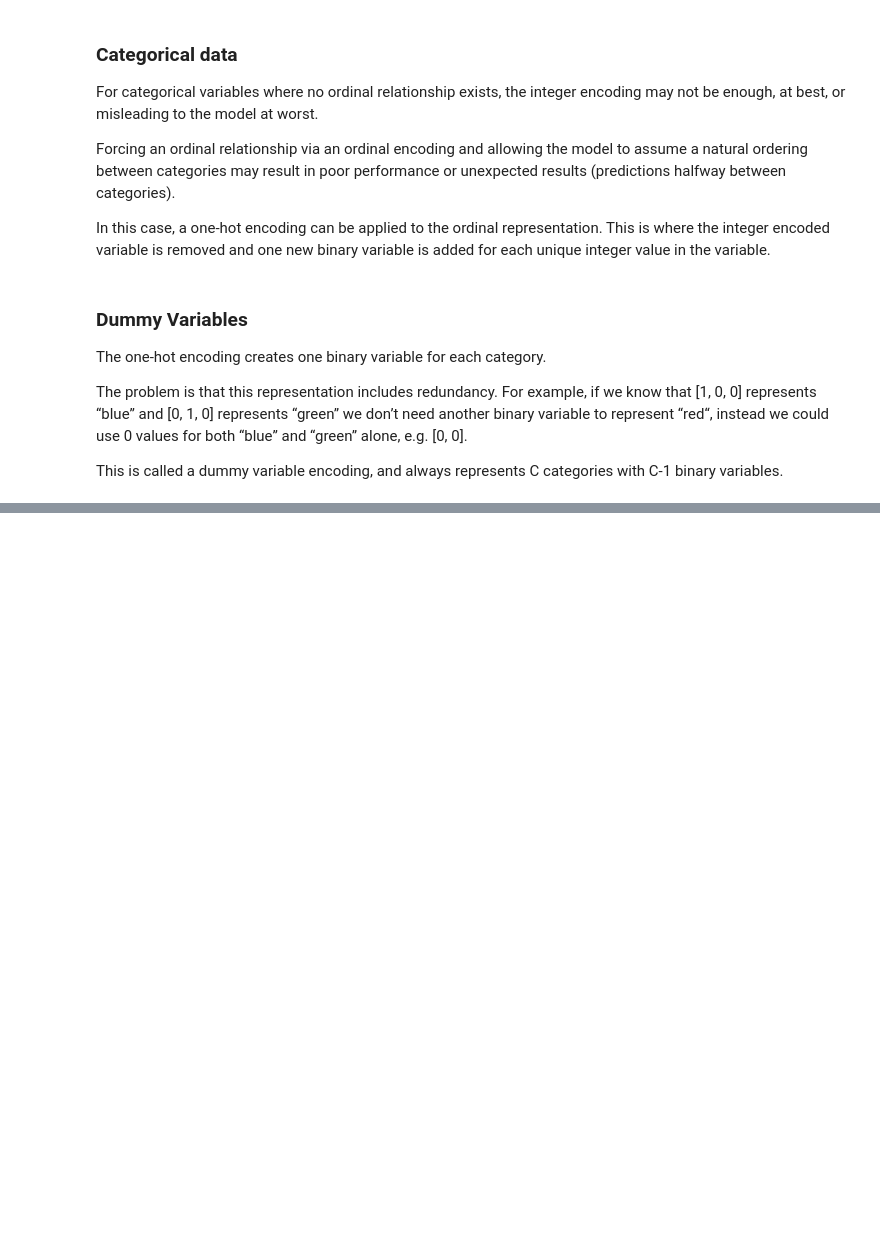
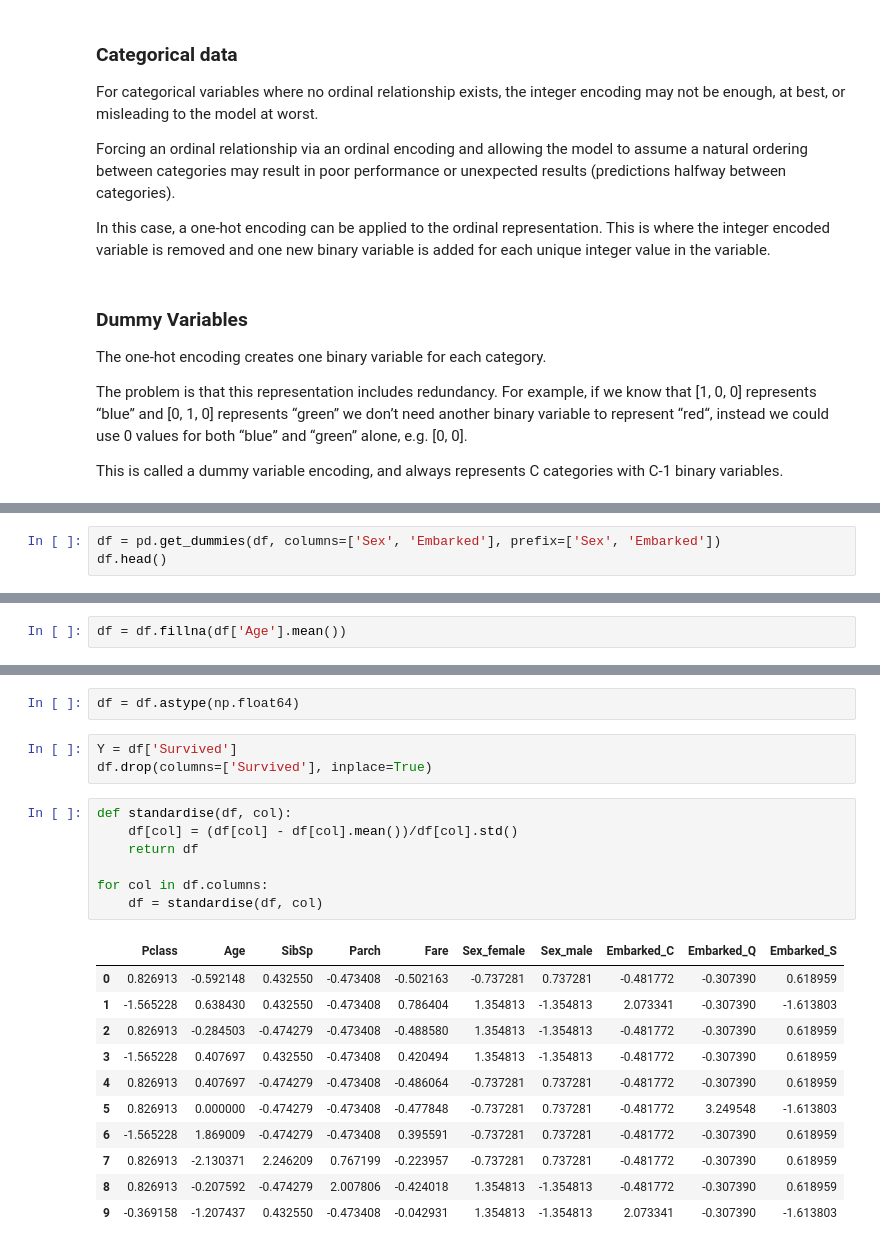
Before and after one commit to kanishk779/SMAI-2, a Jupyter notebook: question3.ipynb, the cells around one changed output, grey strips where cells are left out. Cells and saved outputs as stored; diff of their text form; blank space fills up the shorter version.

```diff
--- a/question3.ipynb
+++ b/question3.ipynb
@@ -107,0 +126,3 @@ This is called a dummy variable encoding, and always represents C categories wit
+# %%
+df = pd.get_dummies(df, columns=['Sex', 'Embarked'], prefix=['Sex', 'Embarked'])
+df.head()
@@ -107,0 +155,2 @@ This is called a dummy variable encoding, and always represents C categories wit
+# %%
+df = df.fillna(df['Age'].mean())
@@ -107,0 +175,24 @@ This is called a dummy variable encoding, and always represents C categories wit
+# %%
+df = df.astype(np.float64)
+# %%
+Y = df['Survived']
+df.drop(columns=['Survived'], inplace=True)
+# %%
+def standardise(df, col):
+    df[col] = (df[col] - df[col].mean())/df[col].std()
+    return df
+
+for col in df.columns:
+    df = standardise(df, col)
+# %% [output]
+|  | Pclass | Age | SibSp | Parch | Fare | Sex_female | Sex_male | Embarked_C | Embarked_Q | Embarked_S |
+| 0 | 0.826913 | -0.592148 | 0.432550 | -0.473408 | -0.502163 | -0.737281 | 0.737281 | -0.481772 | -0.307390 | 0.618959 |
+| 1 | -1.565228 | 0.638430 | 0.432550 | -0.473408 | 0.786404 | 1.354813 | -1.354813 | 2.073341 | -0.307390 | -1.613803 |
+| 2 | 0.826913 | -0.284503 | -0.474279 | -0.473408 | -0.488580 | 1.354813 | -1.354813 | -0.481772 | -0.307390 | 0.618959 |
+| 3 | -1.565228 | 0.407697 | 0.432550 | -0.473408 | 0.420494 | 1.354813 | -1.354813 | -0.481772 | -0.307390 | 0.618959 |
+| 4 | 0.826913 | 0.407697 | -0.474279 | -0.473408 | -0.486064 | -0.737281 | 0.737281 | -0.481772 | -0.307390 | 0.618959 |
+| 5 | 0.826913 | 0.000000 | -0.474279 | -0.473408 | -0.477848 | -0.737281 | 0.737281 | -0.481772 | 3.249548 | -1.613803 |
+| 6 | -1.565228 | 1.869009 | -0.474279 | -0.473408 | 0.395591 | -0.737281 | 0.737281 | -0.481772 | -0.307390 | 0.618959 |
+| 7 | 0.826913 | -2.130371 | 2.246209 | 0.767199 | -0.223957 | -0.737281 | 0.737281 | -0.481772 | -0.307390 | 0.618959 |
+| 8 | 0.826913 | -0.207592 | -0.474279 | 2.007806 | -0.424018 | 1.354813 | -1.354813 | -0.481772 | -0.307390 | 0.618959 |
+| 9 | -0.369158 | -1.207437 | 0.432550 | -0.473408 | -0.042931 | 1.354813 | -1.354813 | 2.073341 | -0.307390 | -1.613803 |
```
Also changed, not shown: parts of 8 cells of this notebook, 1 other file.
